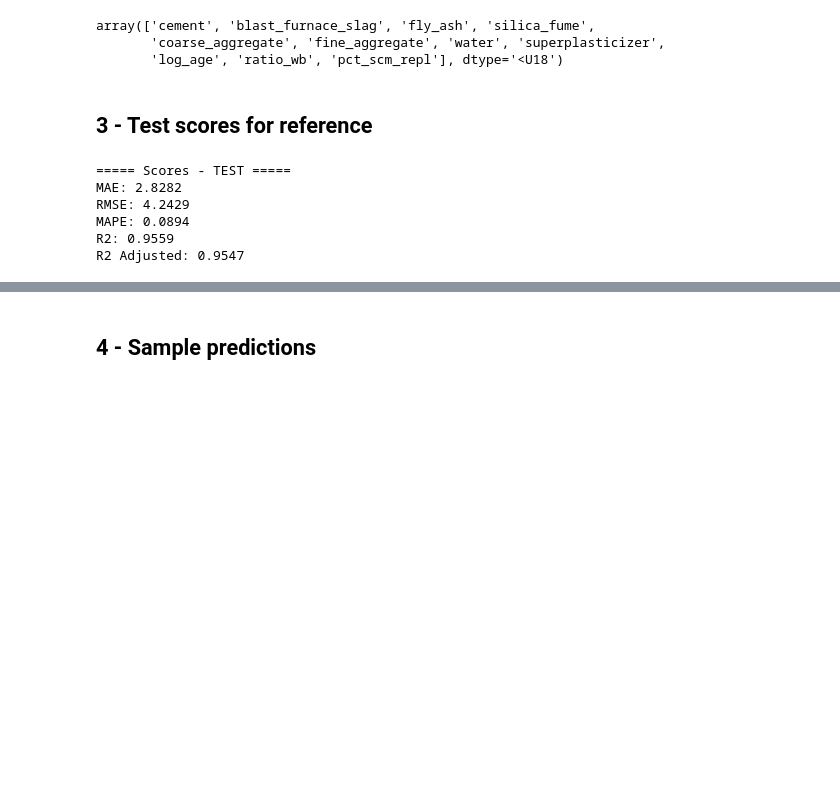
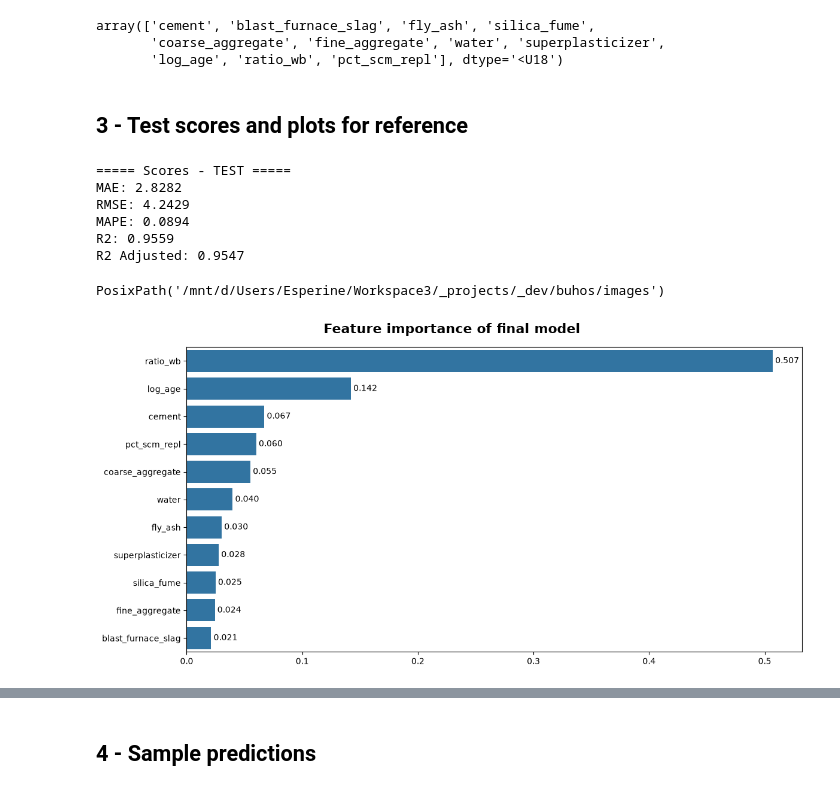
Before and after one commit to jcdcustodio/buhos-api, a Jupyter notebook: nb_train_script.ipynb, the cells around one changed output, grey strips where cells are left out. Drawn from its saved outputs; the diff is of its cells as text; code cells hidden in the pictures; blank space fills up the shorter version.

```diff
--- a/nb_train_script.ipynb
+++ b/nb_train_script.ipynb
@@ -30,7 +33,7 @@ xgboost==3.4.1
 # %% [markdown]
 ## 1 - Preprocessing
 # %%
-DATA_PATH = Path().resolve() / "data"
+DATA_PATH = Path().cwd() / "data"
 datasets = list(DATA_PATH.glob("data_src*.csv", case_sensitive=True))
 datasets
 # %% [output]
@@ -286,7 +289,7 @@ array(['cement', 'blast_furnace_slag', 'fly_ash', 'silica_fume',
        'coarse_aggregate', 'fine_aggregate', 'water', 'superplasticizer',
        'log_age', 'ratio_wb', 'pct_scm_repl'], dtype='<U18')
 # %% [markdown]
-## 3 - Test scores for reference
+## 3 - Test scores and plots for reference
 # %%
 def predict(model, features_X, target_y, set_type):
     y_pred = model.predict(features_X)
@@ -327,3 +330,31 @@ RMSE: 4.2429
 MAPE: 0.0894
 R2: 0.9559
 R2 Adjusted: 0.9547
+# %%
+IMAGE_PATH = Path().cwd() / "images"
+IMAGE_PATH
+# %% [output]
+PosixPath('/mnt/d/Users/Esperine/Workspace3/_projects/_dev/buhos/images')
+# %%
+model_importances = pd.Series(
+    data=model_pipeline[-1].feature_importances_,
+    index=model_pipeline[-1].feature_names_in_
+)
+
+fig, ax = plt.subplots(figsize=(12, 6))
+
+sns.barplot(
+    data=model_importances.sort_values(key=abs, ascending=False),
+    orient="h",
+    ax=ax
+)
+
+for c in ax.containers:
+    ax.bar_label(c, fmt="%.3f", padding=3)
+
+fig.suptitle("Feature importance of final model", fontsize=16, fontweight="bold")
+fig.tight_layout()
+
+plt.savefig(IMAGE_PATH / "feature_importance_final_model.jpg", dpi=300, bbox_inches="tight")
+# %% [output]
+[figure, added]
```
Also changed, not shown: parts of 5 cells of this notebook, 2 other files.
